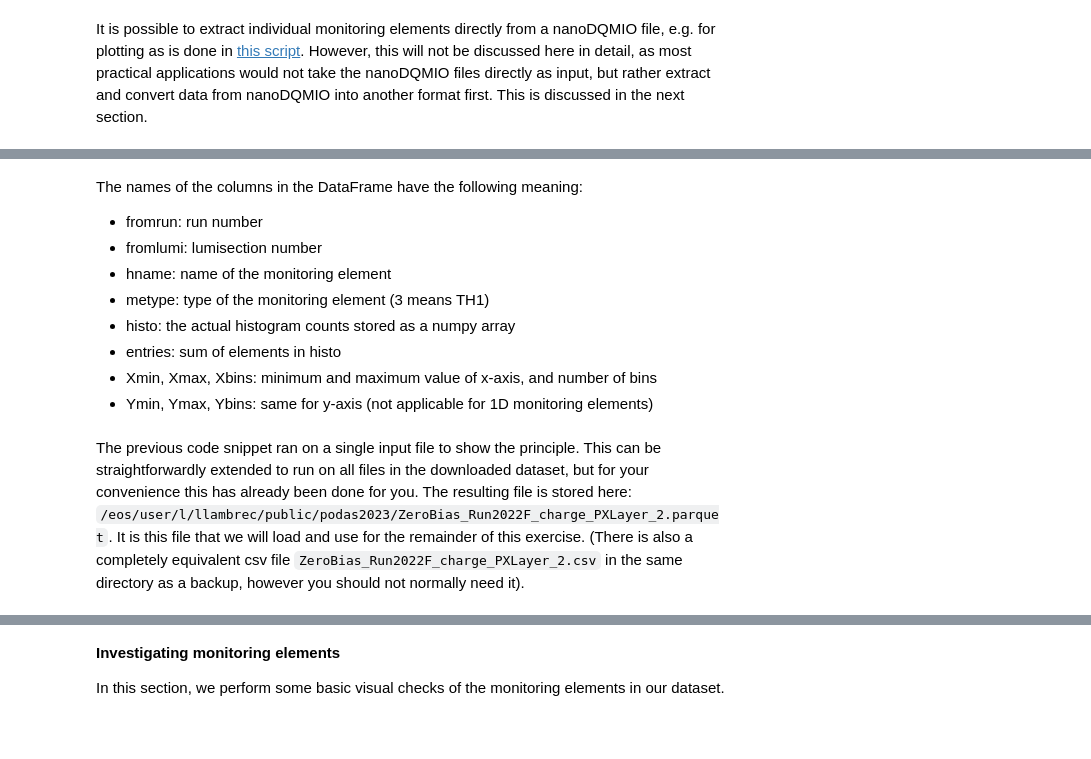
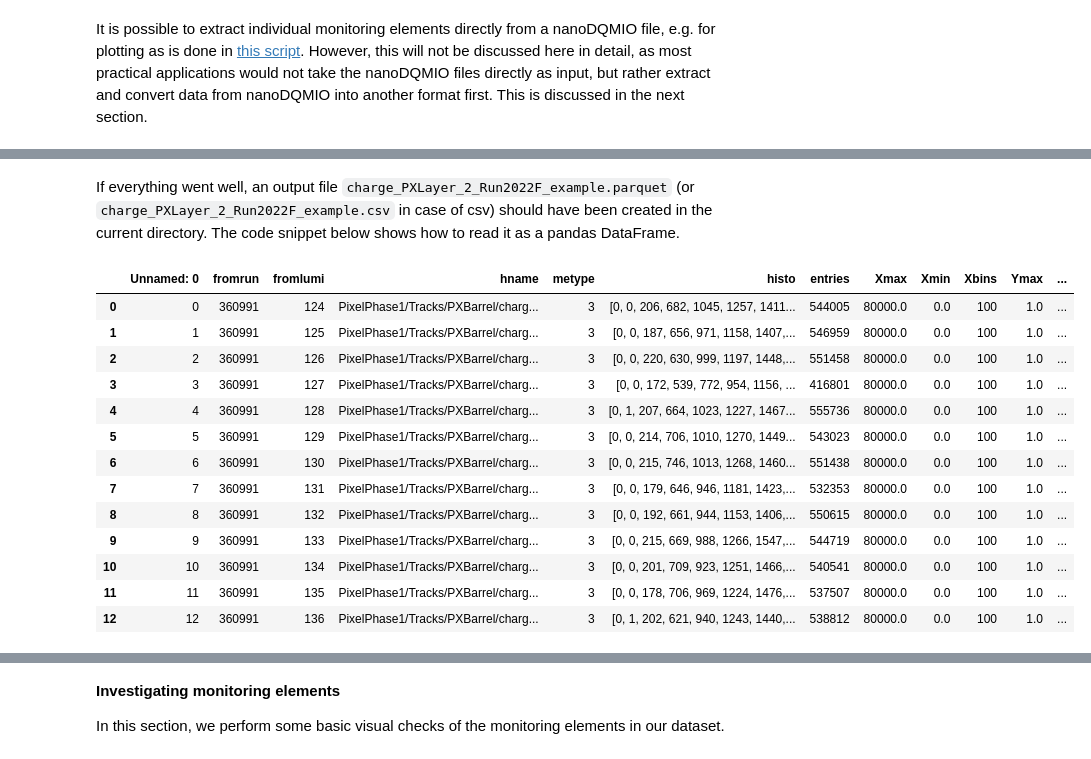
Before and after one commit to CMSTrackerDPG/ML4DQMPODASExercise, a Jupyter notebook: exercise1.ipynb, the cells around one changed output, grey strips where cells are left out. Cells and saved outputs as stored; diff of their text form; code cells hidden in the pictures; blank space fills up the shorter version.

```diff
--- a/exercise1.ipynb
+++ b/exercise1.ipynb
@@ -95,16 +107,16 @@ import os
 cwd = os.getcwd()
 
 # settings
-harvester = 'harvest_nanodqmio_to_parquet.py' # define which data processor to use
+harvester = 'harvest_nanodqmio_to_csv.py' # define which data processor to use
 runmode = 'local' # whether to run locally or in an HTCondor job
 filemode = 'local' # whether to read files directly from DAS or from a locally accessible location
-datasetname = '/eos/user/l/llambrec/public/podas2023/ZeroBias_Run2022F_DQMIO/' # name or path of the dataset to process
+datasetname = '/nfs/dust/cms/group/cmsdas2023/TRK-DQM/ZeroBias_Run2022F_DQMIO/' # name or path of the dataset to process
 mename = 'PixelPhase1/Tracks/PXBarrel/charge_PXLayer_2' # name of the monitoring element to extract
-outputfile = os.path.join(cwd, 'charge_PXLayer_2_Run2022F_example.parquet') # name of the output file
+outputfile = os.path.join(cwd, 'charge_PXLayer_2_Run2022F_example.csv') # name of the output file
 istest = True # whether to run in test mode
 
 # define the command
-os.chdir('../ML4DQM-DC/dqmio/harvesting')
+os.chdir(os.path.join(ml4dqm_repo_dir,'dqmio/harvesting'))
 cmd = 'python3 harvest_nanodqmio_submit.py'
 cmd += ' --harvester {}'.format(harvester)
 cmd += ' --runmode {}'.format(runmode)
@@ -160,12 +131,25 @@ df # for displaying the result
-# %% [markdown]
-The names of the columns in the DataFrame have the following meaning:
-- fromrun: run number
-- fromlumi: lumisection number
-- hname: name of the monitoring element
-- metype: type of the monitoring element (3 means TH1)
-- histo: the actual histogram counts stored as a numpy array
-- entries: sum of elements in histo
-- Xmin, Xmax, Xbins: minimum and maximum value of x-axis, and number of bins
-- Ymin, Ymax, Ybins: same for y-axis (not applicable for 1D monitoring elements)
-# %% [markdown]
-The previous code snippet ran on a single input file to show the principle. This can be straightforwardly extended to run on all files in the downloaded dataset, but for your convenience this has already been done for you. The resulting file is stored here: `/eos/user/l/llambrec/public/podas2023/ZeroBias_Run2022F_charge_PXLayer_2.parquet`. It is this file that we will load and use for the remainder of this exercise. (There is also a completely equivalent csv file `ZeroBias_Run2022F_charge_PXLayer_2.csv` in the same directory as a backup, however you should not normally need it).
+# %% [markdown]
+If everything went well, an output file `charge_PXLayer_2_Run2022F_example.parquet` (or `charge_PXLayer_2_Run2022F_example.csv` in case of csv) should have been created in the current directory. The code snippet below shows how to read it as a pandas DataFrame.
+# %%
+# imports
+import pandas
+
+# read a parquet file into a DataFrame
+#df = pandas.read_parquet(outputfile) # for parquet files
+df = pandas.read_csv(outputfile) # for csv files
+df # for displaying the result
+# %% [output]
+|  | Unnamed: 0 | fromrun | fromlumi | hname | metype | histo | entries | Xmax | Xmin | Xbins | Ymax | ... |
+| 0 | 0 | 360991 | 124 | PixelPhase1/Tracks/PXBarrel/charg... | 3 | [0, 0, 206, 682, 1045, 1257, 1411... | 544005 | 80000.0 | 0.0 | 100 | 1.0 | ... |
+| 1 | 1 | 360991 | 125 | PixelPhase1/Tracks/PXBarrel/charg... | 3 | [0, 0, 187, 656, 971, 1158, 1407,... | 546959 | 80000.0 | 0.0 | 100 | 1.0 | ... |
+| 2 | 2 | 360991 | 126 | PixelPhase1/Tracks/PXBarrel/charg... | 3 | [0, 0, 220, 630, 999, 1197, 1448,... | 551458 | 80000.0 | 0.0 | 100 | 1.0 | ... |
+| 3 | 3 | 360991 | 127 | PixelPhase1/Tracks/PXBarrel/charg... | 3 | [0, 0, 172, 539, 772, 954, 1156, ... | 416801 | 80000.0 | 0.0 | 100 | 1.0 | ... |
+| 4 | 4 | 360991 | 128 | PixelPhase1/Tracks/PXBarrel/charg... | 3 | [0, 1, 207, 664, 1023, 1227, 1467... | 555736 | 80000.0 | 0.0 | 100 | 1.0 | ... |
+| 5 | 5 | 360991 | 129 | PixelPhase1/Tracks/PXBarrel/charg... | 3 | [0, 0, 214, 706, 1010, 1270, 1449... | 543023 | 80000.0 | 0.0 | 100 | 1.0 | ... |
+| 6 | 6 | 360991 | 130 | PixelPhase1/Tracks/PXBarrel/charg... | 3 | [0, 0, 215, 746, 1013, 1268, 1460... | 551438 | 80000.0 | 0.0 | 100 | 1.0 | ... |
+| 7 | 7 | 360991 | 131 | PixelPhase1/Tracks/PXBarrel/charg... | 3 | [0, 0, 179, 646, 946, 1181, 1423,... | 532353 | 80000.0 | 0.0 | 100 | 1.0 | ... |
+| 8 | 8 | 360991 | 132 | PixelPhase1/Tracks/PXBarrel/charg... | 3 | [0, 0, 192, 661, 944, 1153, 1406,... | 550615 | 80000.0 | 0.0 | 100 | 1.0 | ... |
+| 9 | 9 | 360991 | 133 | PixelPhase1/Tracks/PXBarrel/charg... | 3 | [0, 0, 215, 669, 988, 1266, 1547,... | 544719 | 80000.0 | 0.0 | 100 | 1.0 | ... |
+| 10 | 10 | 360991 | 134 | PixelPhase1/Tracks/PXBarrel/charg... | 3 | [0, 0, 201, 709, 923, 1251, 1466,... | 540541 | 80000.0 | 0.0 | 100 | 1.0 | ... |
+| 11 | 11 | 360991 | 135 | PixelPhase1/Tracks/PXBarrel/charg... | 3 | [0, 0, 178, 706, 969, 1224, 1476,... | 537507 | 80000.0 | 0.0 | 100 | 1.0 | ... |
+| 12 | 12 | 360991 | 136 | PixelPhase1/Tracks/PXBarrel/charg... | 3 | [0, 1, 202, 621, 940, 1243, 1440,... | 538812 | 80000.0 | 0.0 | 100 | 1.0 | ... |
```
Also changed, not shown: parts of 38 cells of this notebook.
